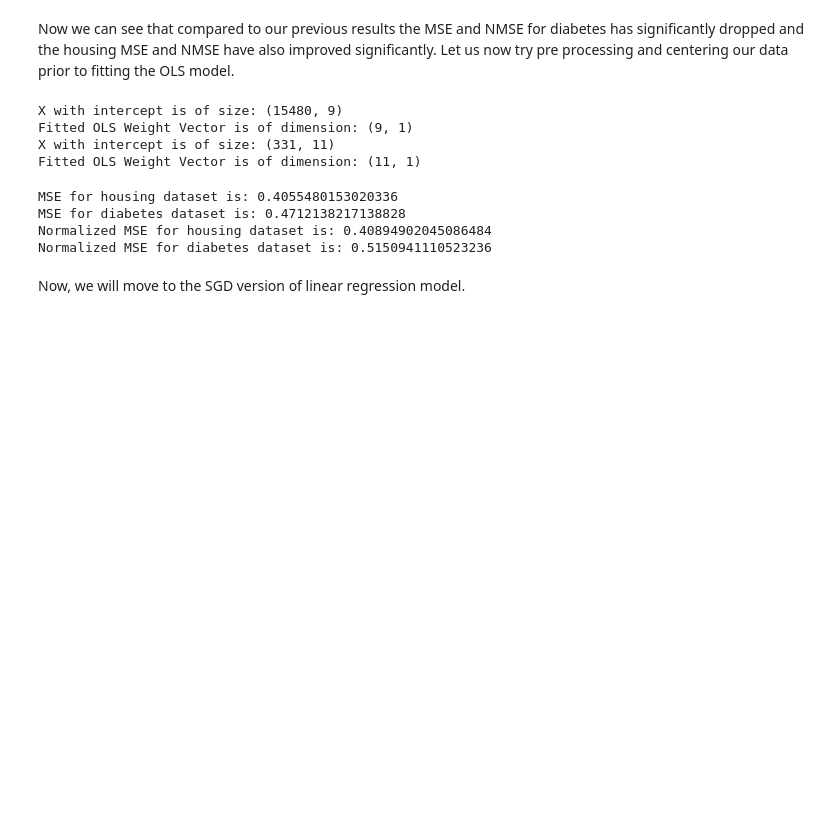
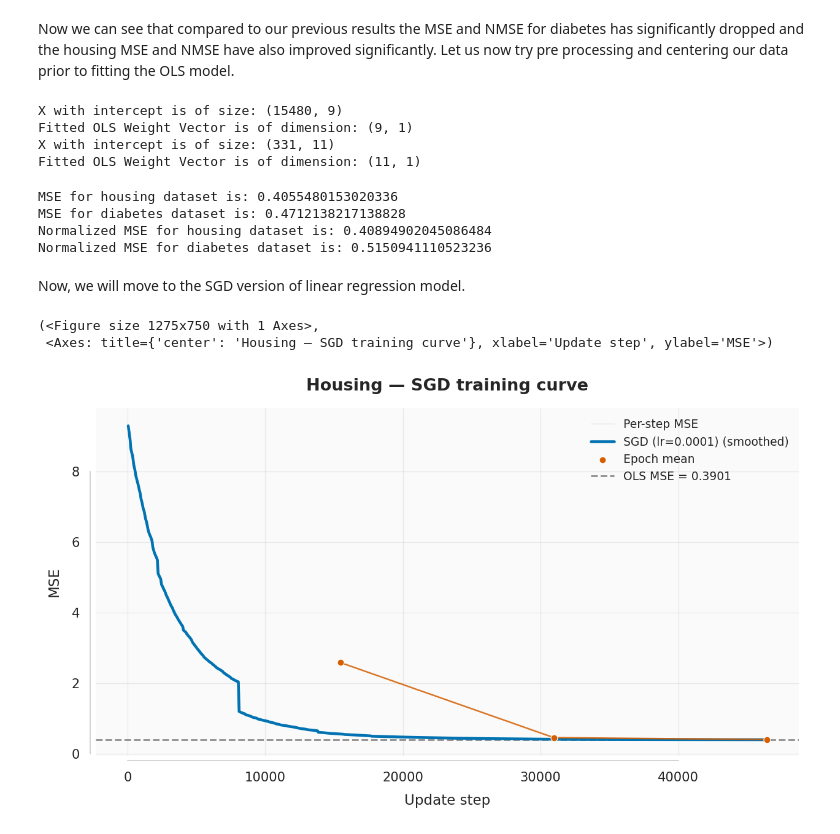
Before and after one commit to rameshaditya-me/Easy-Classical-ML-DL, a Jupyter notebook: linear-regression/linear-regression.ipynb, the cells around one changed output. Cells and saved outputs as stored; diff of their text form; code cells hidden in the pictures; blank space fills up the shorter version.

Commit message:
added SGD training curves

```diff
--- a/linear-regression/linear-regression.ipynb
+++ b/linear-regression/linear-regression.ipynb
@@ -715,0 +816,17 @@ def train(X: np.ndarray, Y:np.ndarray, W:np.ndarray, lr:np.ndarray, num_epochs:
+# %%
+lr = 0.0001
+W_sgd, train_loss = train(housing_train, housing_target_train, lr=lr, num_epochs=3)
+ols_mse = mse(housing_target_train, np.hstack((housing_train,np.ones((housing_train.shape[0],1)))) @ W_housing_ols_with_intercept)
+
+visualize_train_loss(
+    train_loss,
+    lr=lr,
+    ols_mse=ols_mse,
+    n_samples=housing_train.shape[0],
+    smooth_window=50,
+    title="Housing — SGD training curve",
+)
+# %% [output]
+(<Figure size 1275x750 with 1 Axes>,
+ <Axes: title={'center': 'Housing — SGD training curve'}, xlabel='Update step', ylabel='MSE'>)
+[figure, added]
```
Also changed, not shown: parts of 5 cells of this notebook.
